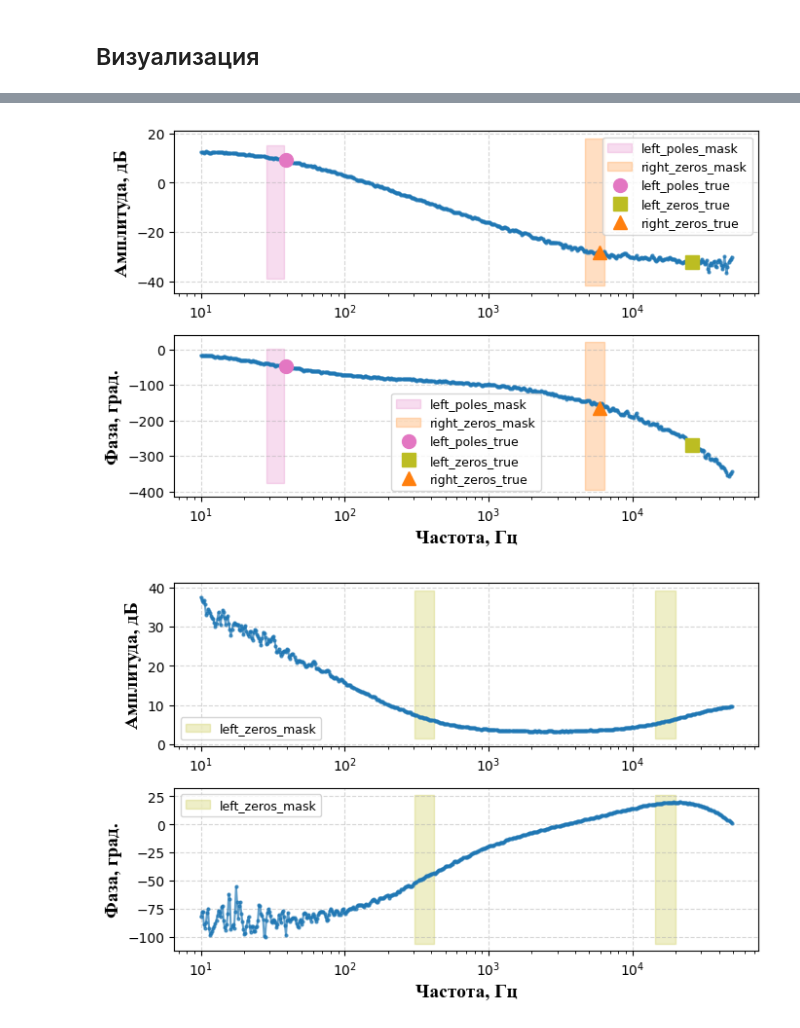
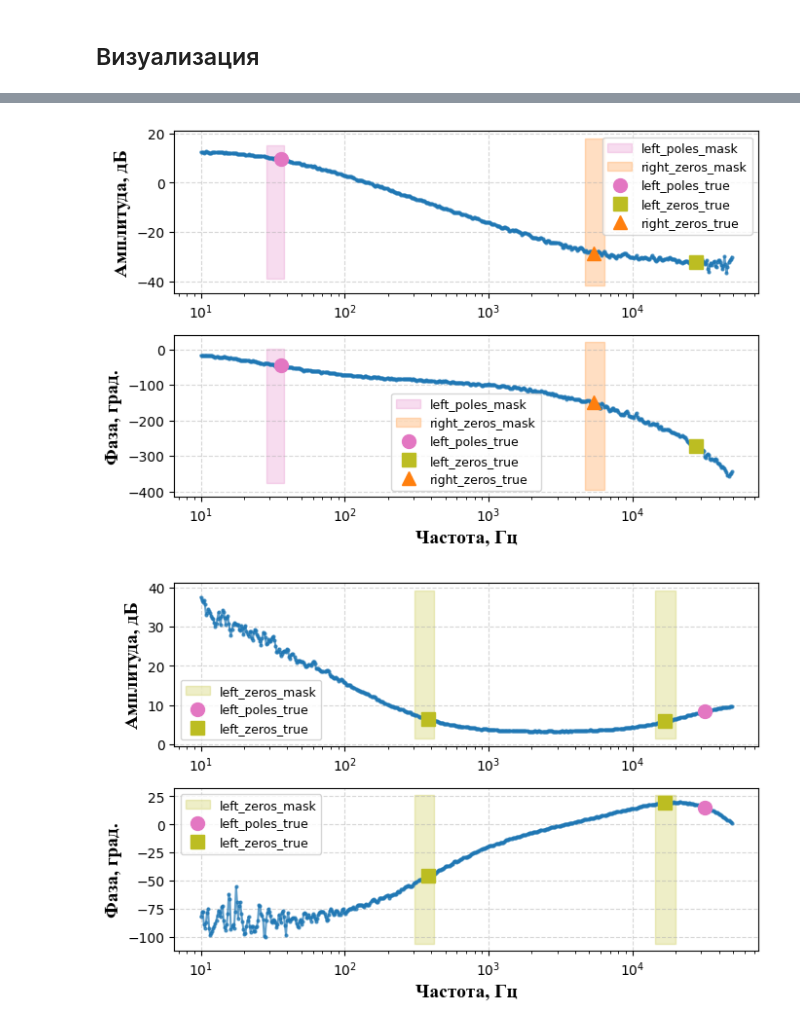
Before and after one commit to romangorbunov91/frequency-response-encoder, a Jupyter notebook: test_nb.ipynb, the cells around one changed output, grey strips where cells are left out. Cells and saved outputs as stored; diff of their text form; code cells hidden in the pictures.

```diff
--- a/test_nb.ipynb
+++ b/test_nb.ipynb
@@ -125,10 +127,10 @@ Pout_nom = 120
 Uin = 24
 R = 19.2+1
 L = 136e-6
-C = 4 * 100e-6
-ESR = 87e-3 / 4 * 0.7
+C = 4 * 100e-6 *1.1
+ESR = 87e-3 / 4 * 0.6
 
-Le = (Uout / Uin)**2 * L
+Le = (Uout / Uin)**2 * L *1.1
 
 w_c = 1 / (R*C)
 w_ESR = 1 / (ESR*C)
@@ -195,21 +197,21 @@ else:
         "right_zeros": [w_RHP/(2*np.pi)]
         },
         {
-        "left_poles": [],
+        "left_poles": [32e3],
         "right_poles": [],
-        "left_zeros": [],
+        "left_zeros": [380, 17e3],
         "right_zeros": []
         },
         {
         "left_poles": [],
         "right_poles": [],
-        "left_zeros": [],
+        "left_zeros": [270],
         "right_zeros": []
         },
         {
         "left_poles": [],
         "right_poles": [],
-        "left_zeros": [],
+        "left_zeros": [1.5e3],
         "right_zeros": []
         }
 
@@ -266,6 +268,6 @@ for data, zeros_poles, predictions, sample_file_name in zip(
         #title=sample_file_name,
         regions=predictions,
         zeros_poles_positions=zeros_poles_positions,
-        #save_path='usecases/test_samples/experiments_13_May_2026/pdf/Wui.pdf'
+        save_path=f'usecases/test_samples/experiments_13_May_2026/pdf/{sample_file_name}.pdf'
         )
 # %% [output]
@@ -275,2 +277,2 @@ for data, zeros_poles, predictions, sample_file_name in zip(
-[figure, old version]
+[figure, new version]
-[figure, old version]
+[figure, new version]
```
Also changed, not shown: parts of 4 cells of this notebook, 1 other file.
